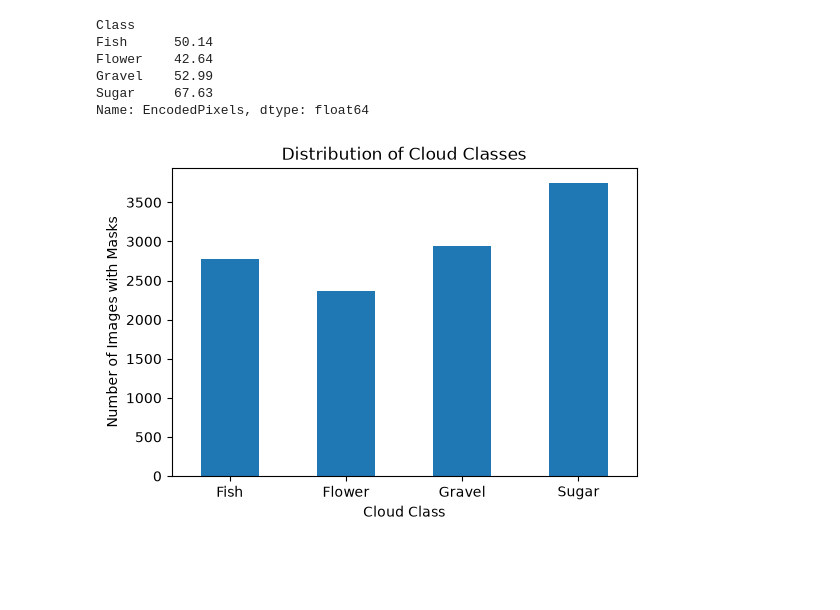
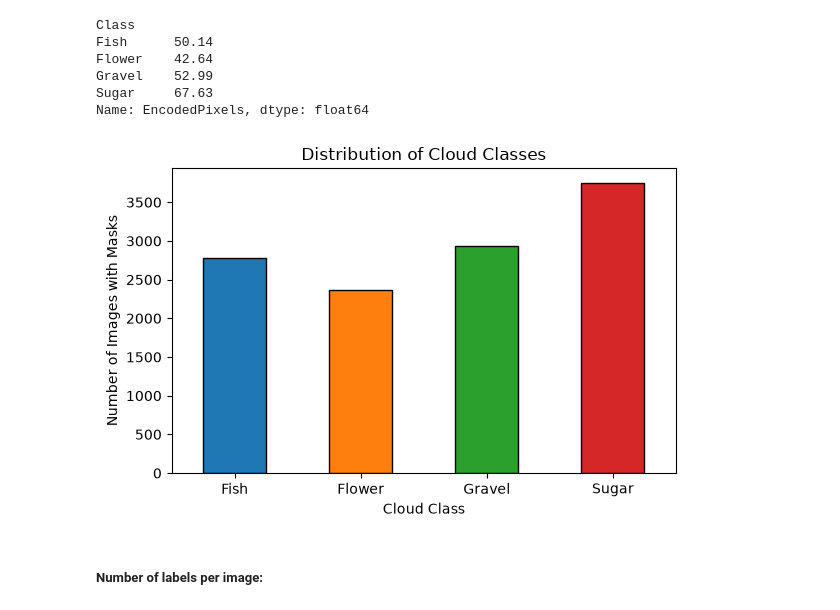
Before and after one commit to YOHANCOHENCODES/jun26_bcds_cloud_segmentation, a Jupyter notebook: notebooks/1.0-mahsa-data-exploration.ipynb, the cells around one changed output. Saved outputs shown, nothing was run; the diff lists cells and outputs as text; code cells hidden in the pictures; blank space fills up the shorter version.

```diff
--- a/notebooks/1.0-mahsa-data-exploration.ipynb
+++ b/notebooks/1.0-mahsa-data-exploration.ipynb
@@ -162,15 +162,27 @@ Flower    42.64
 Gravel    52.99
 Sugar     67.63
 Name: EncodedPixels, dtype: float64
-# %%
-# Plot distribution of cloud classes based on available masks
-import matplotlib.pyplot as plt
-
-mask_counts.plot(kind="bar", figsize=(6, 4))
-plt.title("Distribution of Cloud Classes")
-plt.xlabel("Cloud Class")
-plt.ylabel("Number of Images with Masks")
-plt.xticks(rotation=0)
-plt.show()
-# %% [output]
-[figure, removed]
+# %%
+# Plot the distribution of cloud classes with a different color for each bar
+import matplotlib.pyplot as plt
+
+colors = ['tab:blue', 'tab:orange', 'tab:green', 'tab:red']
+
+ax = mask_counts.plot(
+    kind='bar',
+    figsize=(6, 4),
+    color=colors,
+    edgecolor='black'
+)
+
+ax.set_title('Distribution of Cloud Classes')
+ax.set_xlabel('Cloud Class')
+ax.set_ylabel('Number of Images with Masks')
+ax.tick_params(axis='x', rotation=0)
+
+plt.tight_layout()
+plt.show()
+# %% [output]
+[figure, added]
+# %% [markdown]
+##### Number of labels per image:
```
Also changed, not shown: parts of 7 cells of this notebook, 1 other file.
